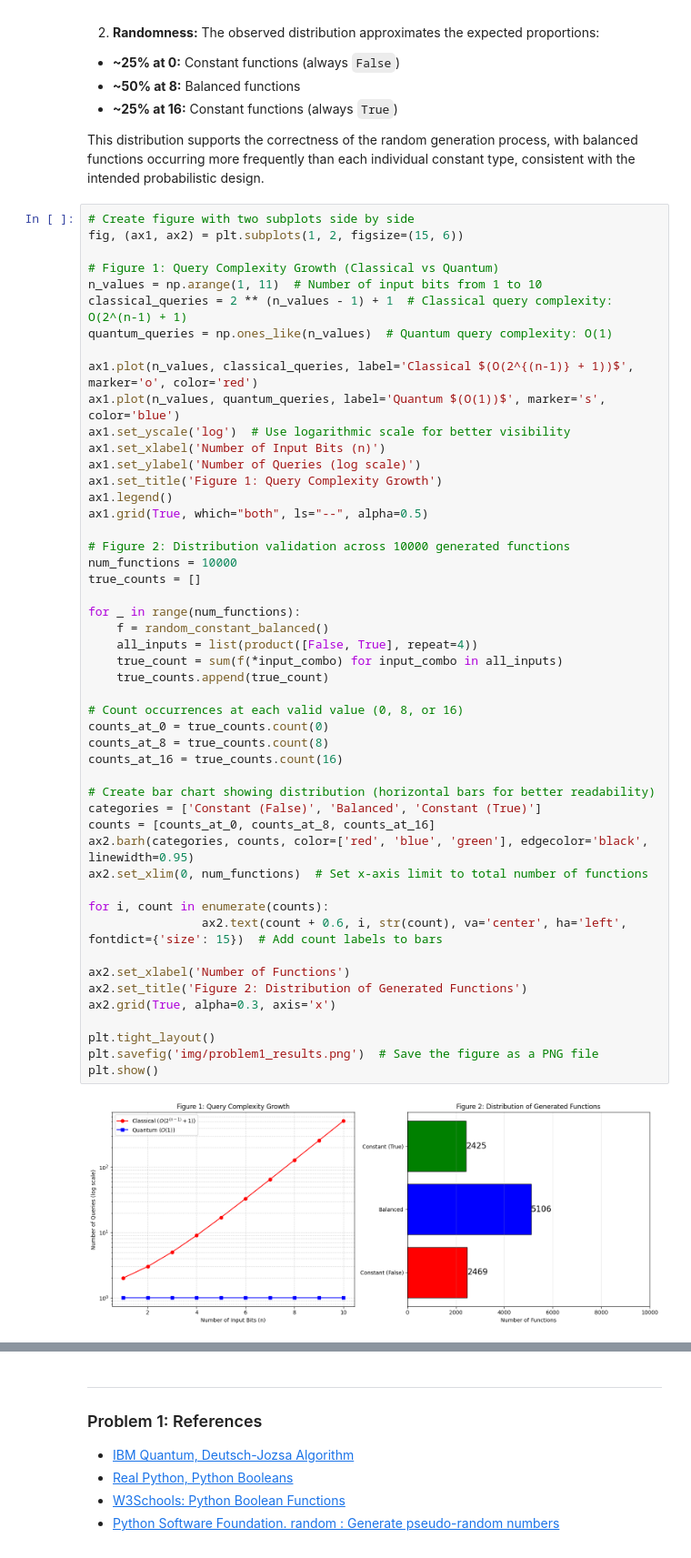
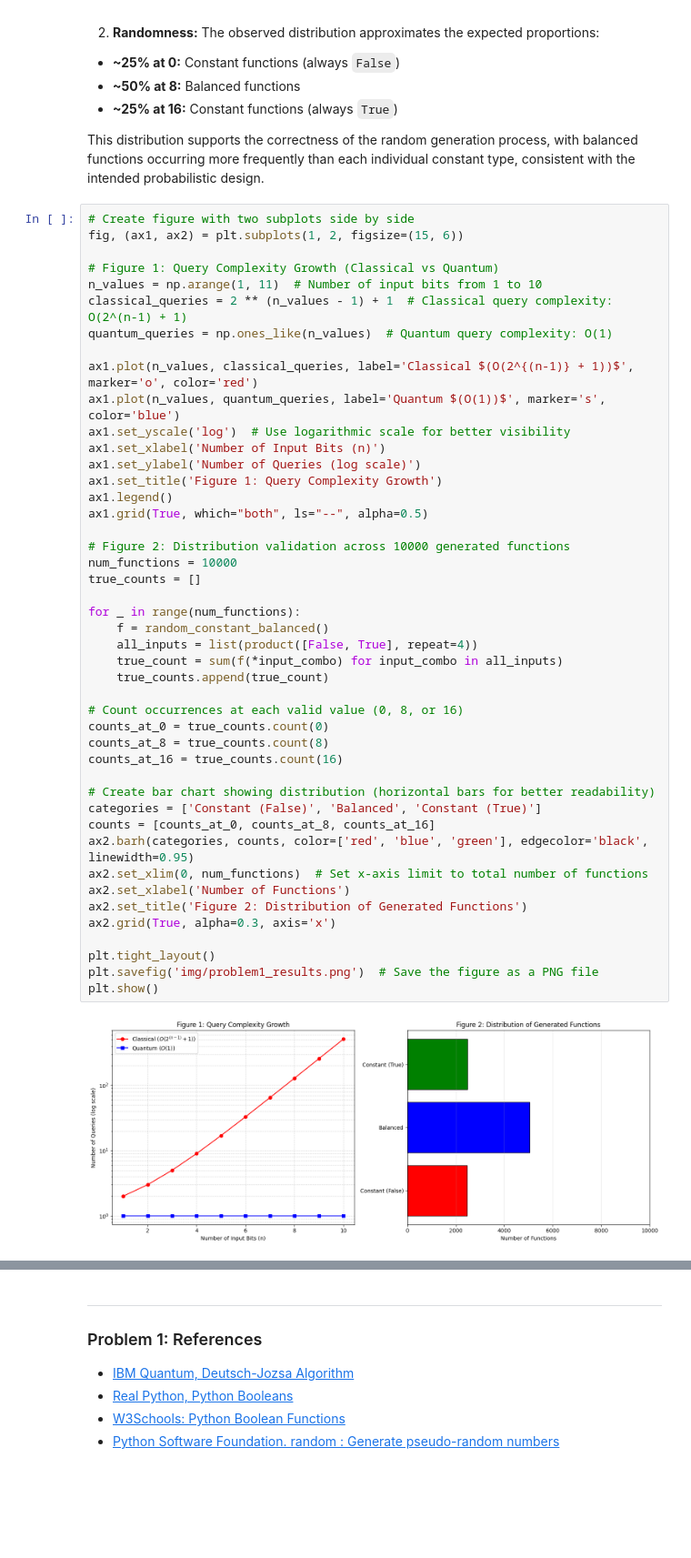
Before and after one commit to tomaspettit2506/ET-G00419414, a Jupyter notebook: problems.ipynb, the cells around one changed output, grey strips where cells are left out. Shown at 91% size. Cells and saved outputs as stored; diff of their text form; blank space fills up the shorter version.

```diff
--- a/problems.ipynb
+++ b/problems.ipynb
@@ -224,38 +224,34 @@ ax1.legend()
 ax1.grid(True, which="both", ls="--", alpha=0.5)
 
 # Figure 2: Distribution validation across 10000 generated functions
 num_functions = 10000
 true_counts = []
 
 for _ in range(num_functions):
     f = random_constant_balanced()
     all_inputs = list(product([False, True], repeat=4))
     true_count = sum(f(*input_combo) for input_combo in all_inputs)
     true_counts.append(true_count)
 
 # Count occurrences at each valid value (0, 8, or 16)
 counts_at_0 = true_counts.count(0)
 counts_at_8 = true_counts.count(8)
 counts_at_16 = true_counts.count(16)
 
 # Create bar chart showing distribution (horizontal	bars for better readability)
 categories = ['Constant (False)', 'Balanced', 'Constant (True)']
 counts = [counts_at_0, counts_at_8, counts_at_16]
 ax2.barh(categories, counts, color=['red', 'blue', 'green'], edgecolor='black', linewidth=0.95)
 ax2.set_xlim(0, num_functions)  # Set x-axis limit to total number of functions
-
-for i, count in enumerate(counts):
-				ax2.text(count + 0.6, i, str(count), va='center', ha='left', fontdict={'size': 15})  # Add count labels to bars
-
 ax2.set_xlabel('Number of Functions')
 ax2.set_title('Figure 2: Distribution of Generated Functions')
 ax2.grid(True, alpha=0.3, axis='x')
 
 plt.tight_layout()
 plt.savefig('img/problem1_results.png')  # Save the figure as a PNG file
 plt.show()
 # %% [output]
-[figure, old version]
+[figure, new version]
 # %%
 # Print statistical summary
 distribution_summary = {
```
Also changed, not shown: parts of 11 cells of this notebook, 10 other files.
